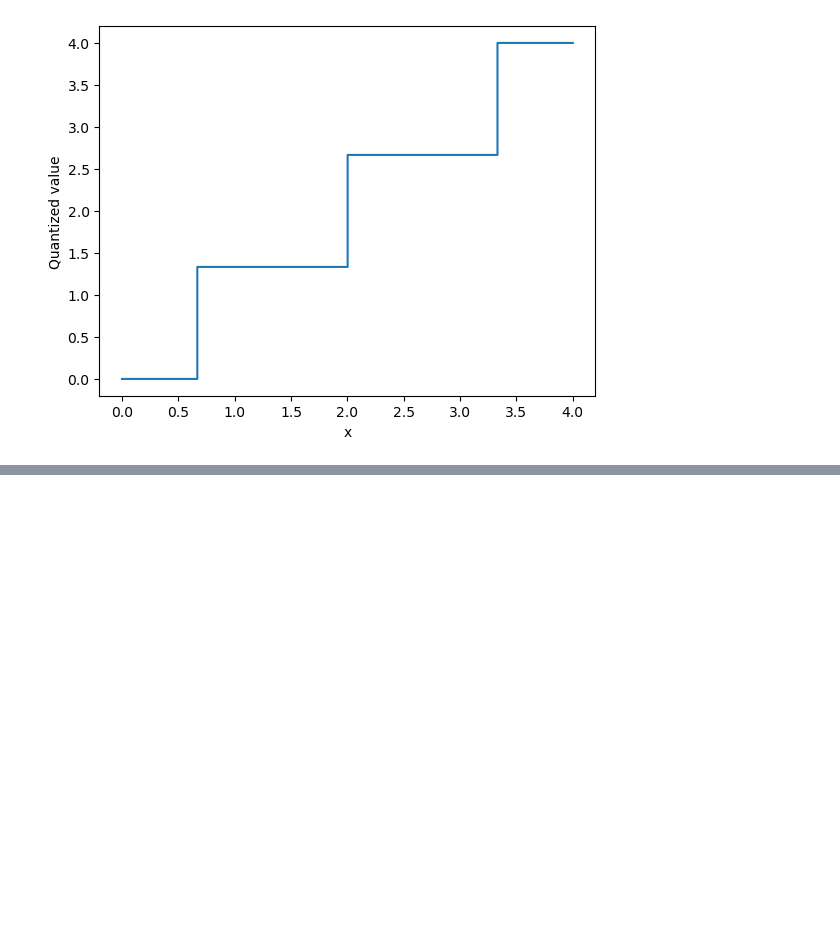
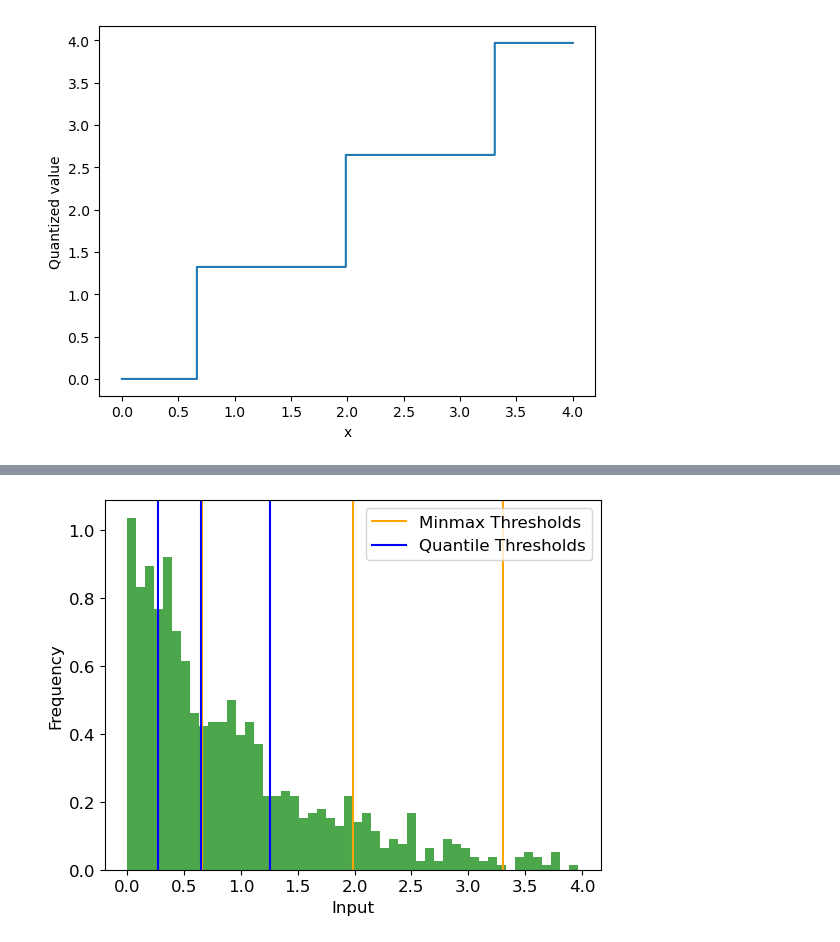
Before and after one commit to kschr40/FeatureCompression, a Jupyter notebook: notebooks/create_plots.ipynb, the cells around one changed output, grey strips where cells are left out. Cells and saved outputs as stored; diff of their text form; code cells hidden in the pictures; blank space fills up the shorter version.

```diff
--- a/notebooks/create_plots.ipynb
+++ b/notebooks/create_plots.ipynb
@@ -194,0 +189,27 @@ plt.show()
+# %%
+plt.hist(skewed_data, bins=50, color='green', alpha=0.7, density=True)
+# plt.title('Right-Skewed Dataset (Exponential Distribution)')
+
+for t, thr in enumerate(a):
+    if t == 0:
+        label = 'Minmax Thresholds'
+    else:
+        label = None
+
+    plt.axvline(thr, color='orange', label=label)
+    # plt.text(thr, 50, f'${{a_{t+1}}} = {thr:.2f}$', color='red', ha='center', va='bottom')
+
+for t, thr in enumerate(thresholds):
+    if t == 0:
+        label = 'Quantile Thresholds'
+    else:
+        label = None
+    plt.axvline(thr, color='blue',  label=label)
+
+plt.legend()
+plt.xlabel('Input')
+plt.ylabel('Frequency')
+
+plt.savefig('../results/figures/quantization_threshold.pdf')
+# %% [output]
+[figure, added]
```
Also changed, not shown: parts of 14 cells of this notebook, 1 other file.
